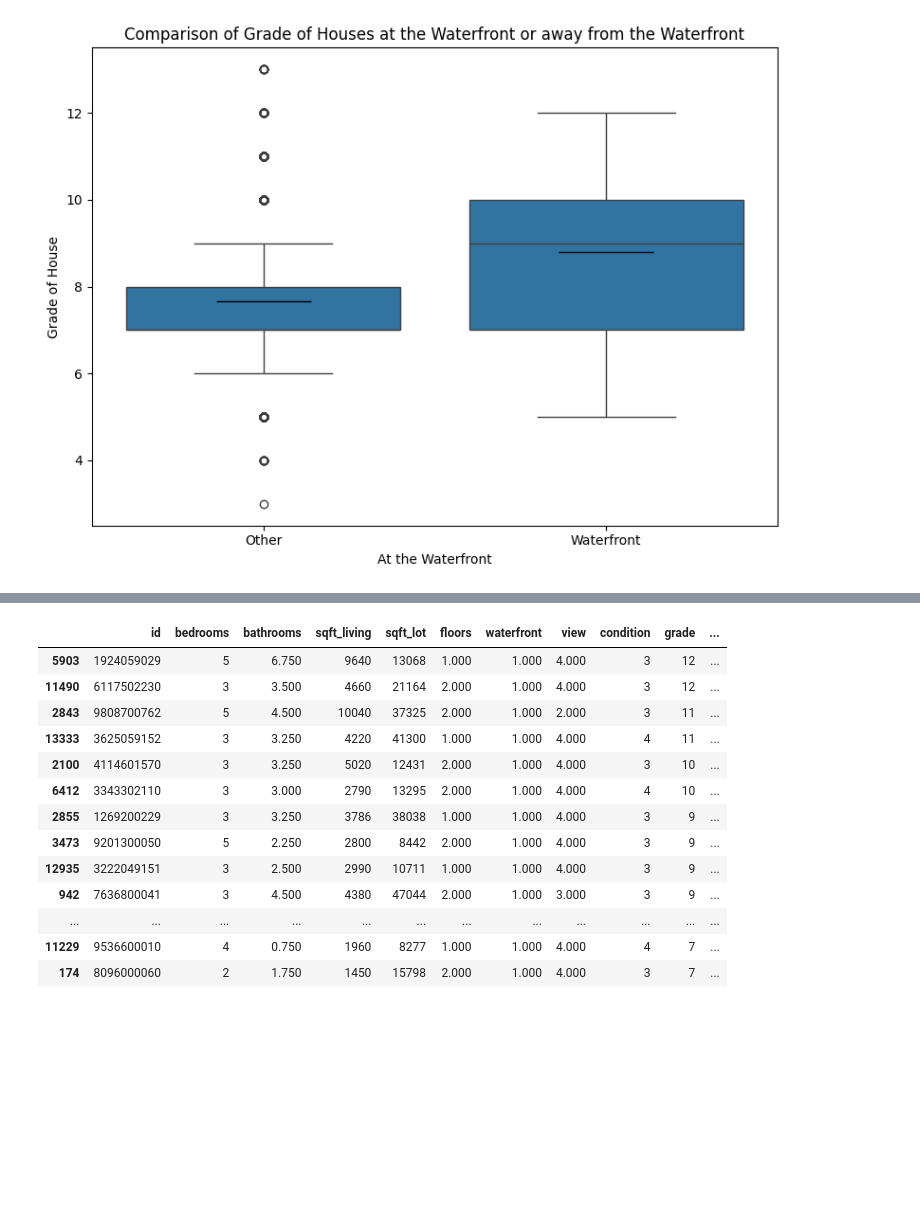
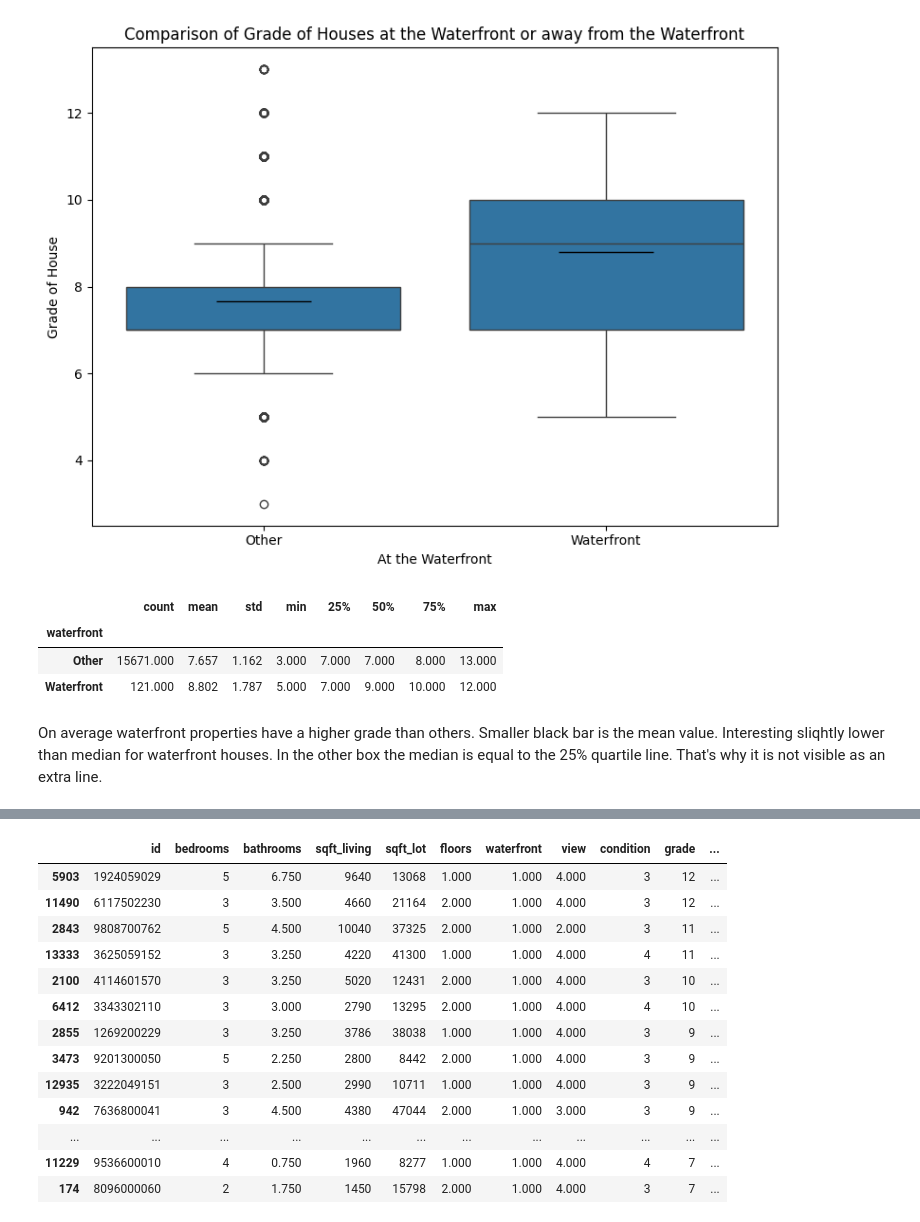
Before and after one commit to marcbp88/EDA-Project, a Jupyter notebook: EDA.ipynb, the cells around one changed output, grey strips where cells are left out. Saved outputs shown, nothing was run; the diff lists cells and outputs as text; code cells hidden in the pictures; blank space fills up the shorter version.

```diff
--- a/EDA.ipynb
+++ b/EDA.ipynb
@@ -881,6 +901,16 @@ plt.tight_layout()
 plt.show()
 # %% [output]
 [figure]
+# %%
+#check why the median line is not visible in other
+df_kc_nonan_cp.groupby('waterfront')['grade'].describe()
+# %% [output]
+|  | count | mean | std | min | 25% | 50% | 75% | max |
+| waterfront |  |  |  |  |  |  |  |  |
+| Other | 15671.000 | 7.657 | 1.162 | 3.000 | 7.000 | 7.000 | 8.000 | 13.000 |
+| Waterfront | 121.000 | 8.802 | 1.787 | 5.000 | 7.000 | 9.000 | 10.000 | 12.000 |
+# %% [markdown]
+On average waterfront properties have a higher grade than others. Smaller black bar is the mean value. Interesting sliqhtly lower than median for waterfront houses. In the other box the median is equal to the 25% quartile line. That's why it is not visible as an extra line.
 # %%
 #save the image
 fig_grade.savefig("data/Comparison_waterfront_grades.svg", format='svg', bbox_inches='tight', facecolor='white')
```
Also changed, not shown: parts of 20 cells of this notebook.
